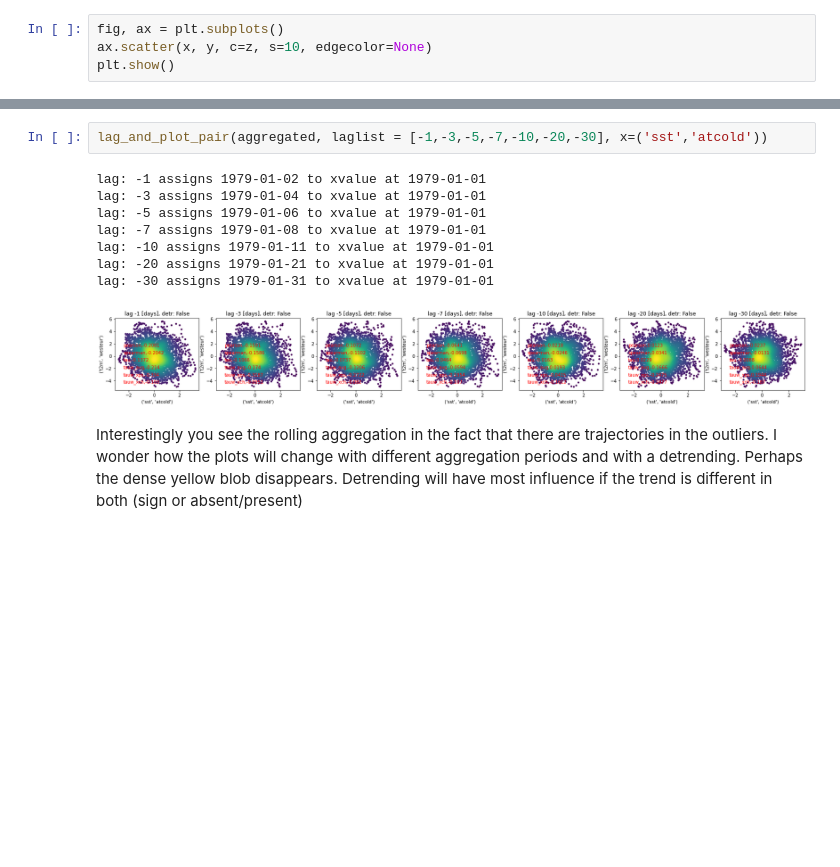
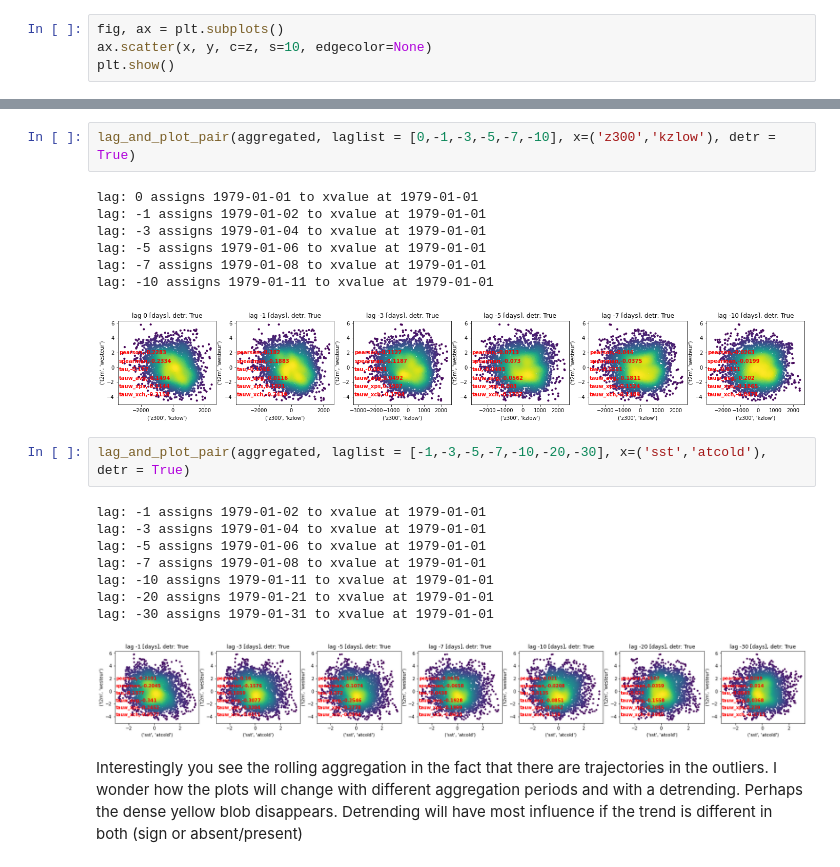
Before and after one commit to chiemvs/Weave, a Jupyter notebook: notebooks/Rank_correlations.ipynb, the cells around one changed output, grey strips where cells are left out. Cells and saved outputs as stored; diff of their text form; blank space fills up the shorter version.

```diff
--- a/notebooks/Rank_correlations.ipynb
+++ b/notebooks/Rank_correlations.ipynb
@@ -178,5 +211,15 @@ lag: -10 assigns 1979-01-11 to xvalue at 1979-01-01
+# %%
+lag_and_plot_pair(aggregated, laglist = [0,-1,-3,-5,-7,-10], x=('z300','kzlow'), detr = True)
+# %% [output]
+lag: 0 assigns 1979-01-01 to xvalue at 1979-01-01
+lag: -1 assigns 1979-01-02 to xvalue at 1979-01-01
+lag: -3 assigns 1979-01-04 to xvalue at 1979-01-01
+lag: -5 assigns 1979-01-06 to xvalue at 1979-01-01
+lag: -7 assigns 1979-01-08 to xvalue at 1979-01-01
+lag: -10 assigns 1979-01-11 to xvalue at 1979-01-01
+[figure, added]
 # %%
-lag_and_plot_pair(aggregated, laglist = [-1,-3,-5,-7,-10,-20,-30], x=('sst','atcold'))
+lag_and_plot_pair(aggregated, laglist = [-1,-3,-5,-7,-10,-20,-30], x=('sst','atcold'), detr = True)
 # %% [output]
 lag: -1 assigns 1979-01-02 to xvalue at 1979-01-01
 lag: -3 assigns 1979-01-04 to xvalue at 1979-01-01
@@ -185,7 +228,7 @@ lag: -7 assigns 1979-01-08 to xvalue at 1979-01-01
 lag: -10 assigns 1979-01-11 to xvalue at 1979-01-01
 lag: -20 assigns 1979-01-21 to xvalue at 1979-01-01
 lag: -30 assigns 1979-01-31 to xvalue at 1979-01-01
-[figure, old version]
+[figure, new version]
 # %% [markdown]
 Interestingly you see the rolling aggregation in the fact that there are trajectories in the outliers. I wonder how the plots will change with different aggregation periods and with a detrending. Perhaps the dense yellow blob disappears. Detrending will have most influence if the trend is different in both (sign or absent/present)
 # %% [markdown]
```
Also changed, not shown: parts of 10 cells of this notebook, 4 other files.
